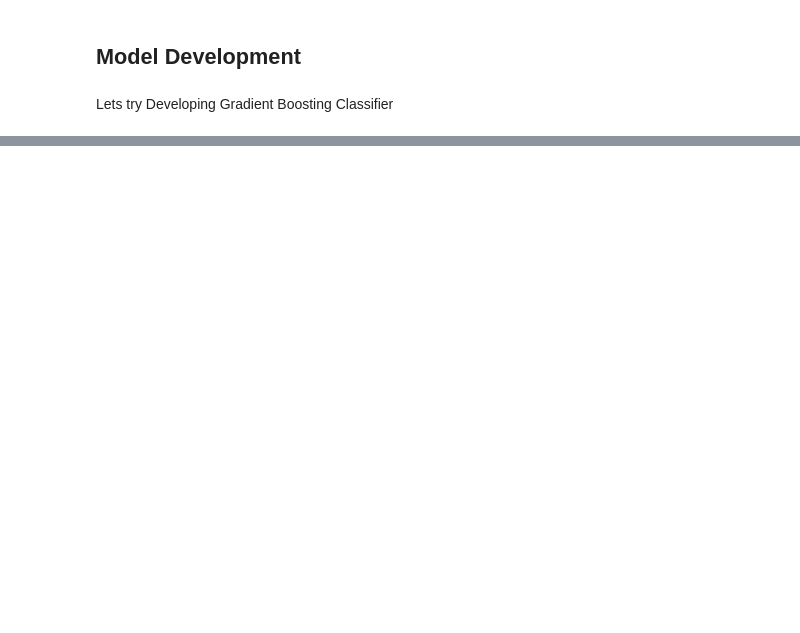
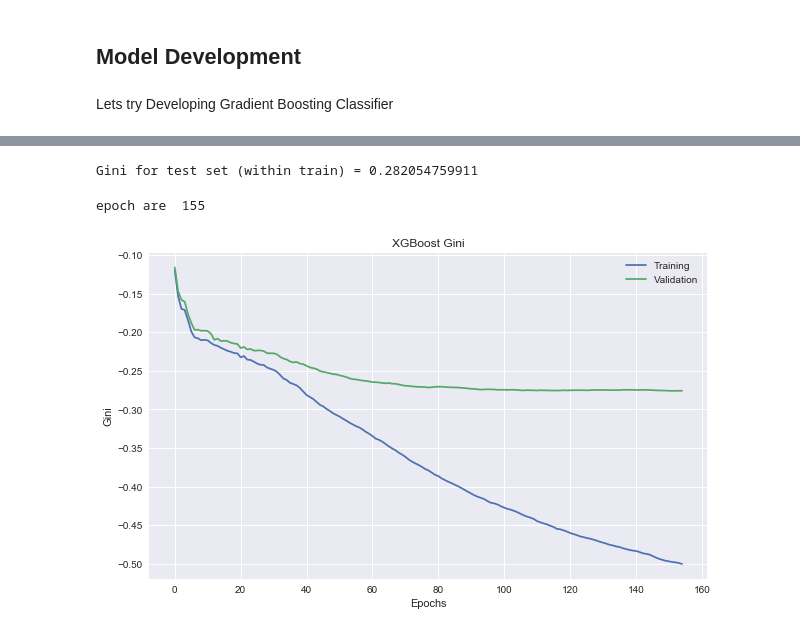
Before and after one commit to ranjittilekar/Safe-Driver-Prediction, a Jupyter notebook: Safe_Driver_Prediction.ipynb, the cells around one changed output, grey strips where cells are left out. Drawn from its saved outputs; the diff is of its cells as text; code cells hidden in the pictures; blank space fills up the shorter version.

Commit message:
Added CV model training

```diff
--- a/Safe_Driver_Prediction.ipynb
+++ b/Safe_Driver_Prediction.ipynb
@@ -762,0 +690,27 @@ recall_score * 100
+# %%
+from sklearn.model_selection import StratifiedKFold
+
+k_folds = 4
+gini_tot = 0
+
+skf = StratifiedKFold(n_splits=k_folds, shuffle = True, random_state = RANDOM_STATE)
+skf.get_n_splits(X_train, y_train)
+#print(skf)
+
+for train_index, test_index in skf.split(X_train, y_train):
+    print("TRAIN:", train_index, "TEST:", test_index)
+    X_train_fold, X_valid = X_train.iloc[train_index], X_train.iloc[test_index]
+    y_train_fold, y_valid = y_train.iloc[train_index], y_train.iloc[test_index]
+
+    eval_set=[(X_train_fold,y_train_fold), (X_valid,y_valid)]
+
+    clf_fit = clf.fit(X_train_fold,y_train_fold,
+                      eval_metric=gini_xgb,
+                      eval_set=eval_set)
+    # Generate validation predictions for this fold
+    pred = clf_fit.predict_proba(X_valid)[:,1]
+    gini_fold = eval_gini(y_valid, pred)
+    print( "  Gini = ",  gini_fold)
+    gini_tot = gini_tot + gini_fold
+
+print("Final average gini score with Validation set is - {}".format(gini_tot/k_folds))
@@ -762,0 +735,29 @@ recall_score * 100
+# %%
+from sklearn.metrics import confusion_matrix
+
+
+predictions = clf_fit.predict_proba(X_test)[:,1]
+gini_test = eval_gini(y_test, predictions)
+print( "Gini for test set (within train) =",  gini_test)
+# %% [output]
+Gini for test set (within train) = 0.282054759911
+# %%
+# plot Learning curve
+results = clf.evals_result()
+epochs = len(results['validation_0']['gini'])
+
+print("epoch are ",epochs)
+x_axis = range(0, epochs)
+
+
+fig, ax = plt.subplots(figsize=(10,6))
+ax.plot(x_axis, results['validation_0']['gini'], label='Training')
+ax.plot(x_axis, results['validation_1']['gini'], label='Validation')
+ax.legend()
+plt.ylabel('Gini')
+plt.xlabel('Epochs')
+plt.title('XGBoost Gini')
+plt.show()
+# %% [output]
+epoch are  155
+[figure, added]
```
Also changed, not shown: parts of 58 cells of this notebook.
